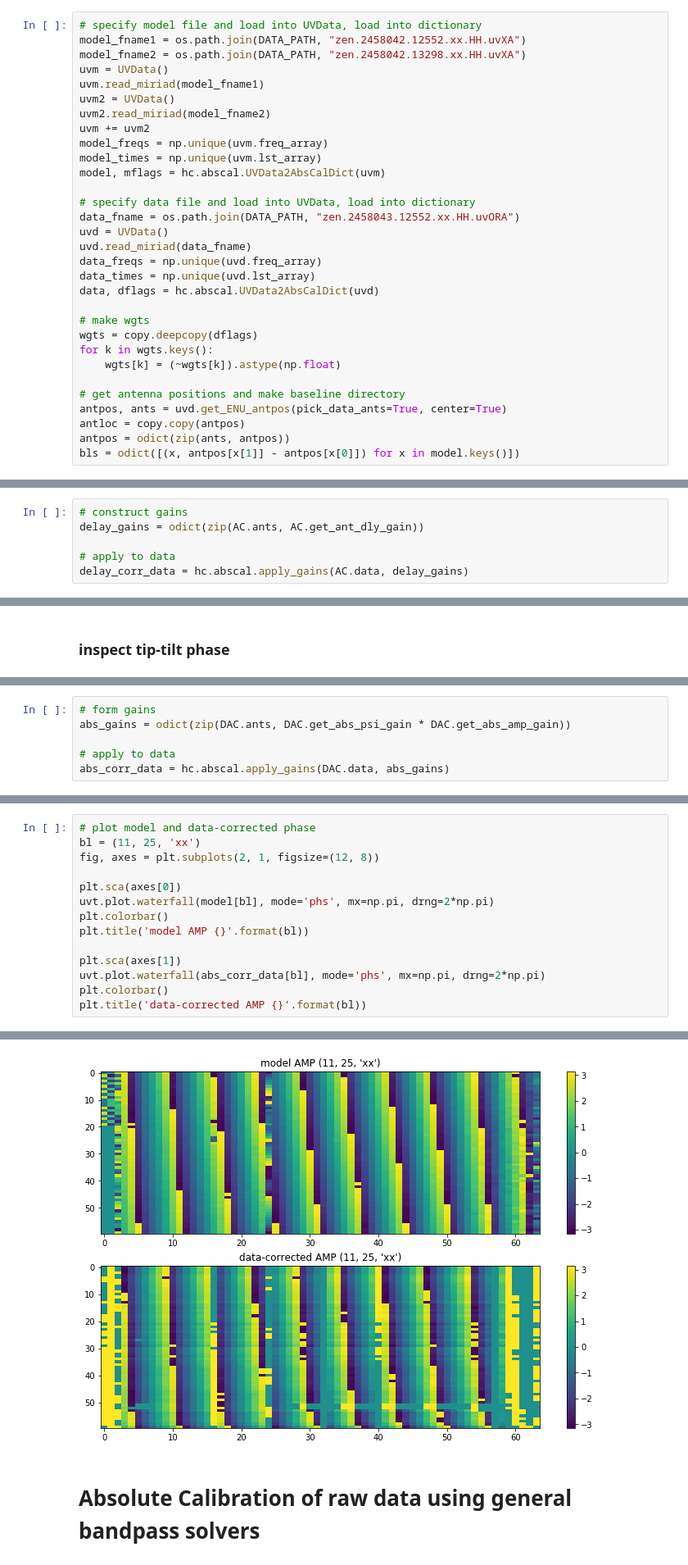
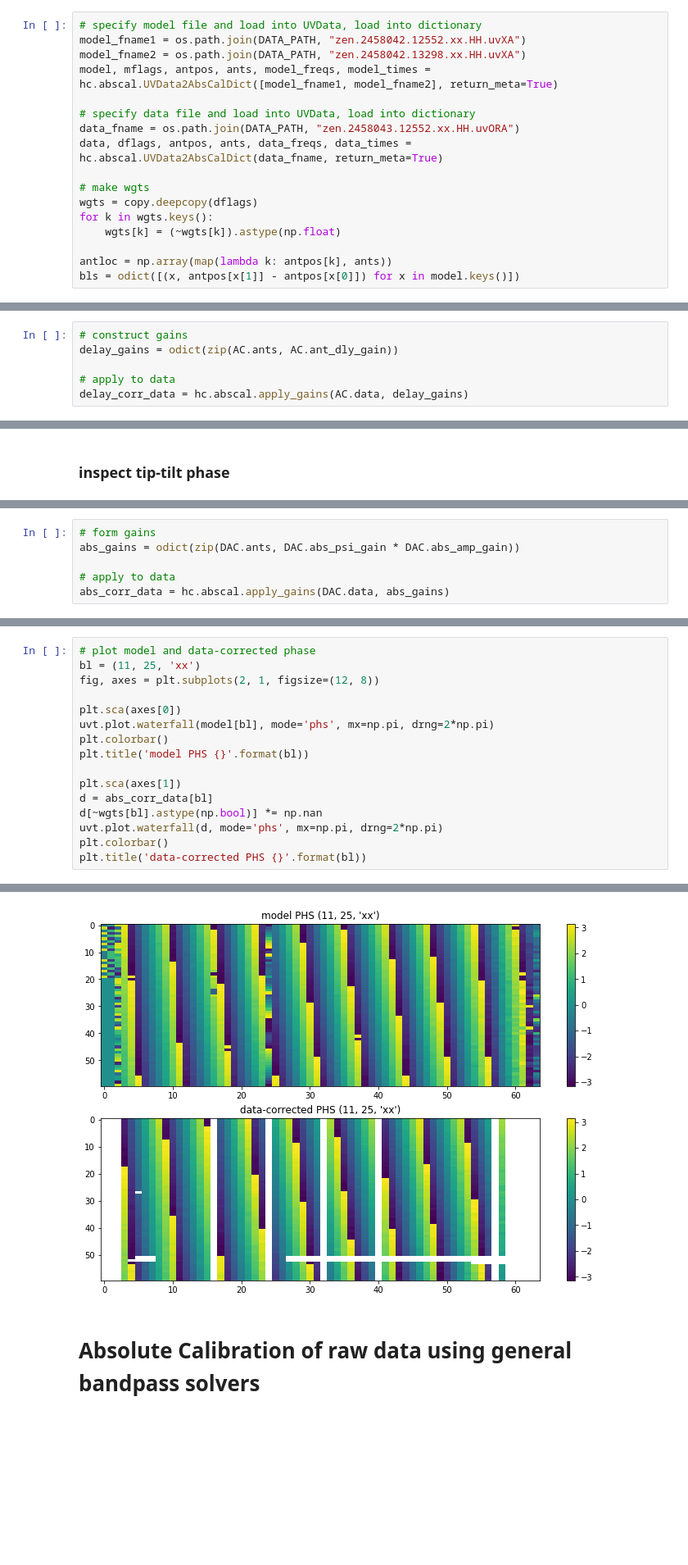
Before and after one commit to HERA-Team/hera_cal, a Jupyter notebook: scripts/notebooks/running_abscal.ipynb, the cells around one changed output, grey strips where cells are left out. Shown at 82% size. Saved outputs shown, nothing was run; the diff lists cells and outputs as text; blank space fills up the shorter version.

Commit message:
addressed abscal PR comments 	modified:   hera_cal/abscal.py 	modified:   hera_cal/abscal_funcs.py 	modified:   hera_cal/tests/test_abscal.py 	modified:   scripts/notebooks/running_abscal.ipynb

```diff
--- a/scripts/notebooks/running_abscal.ipynb
+++ b/scripts/notebooks/running_abscal.ipynb
@@ -42,32 +42,18 @@ These constrained bandpass solvers are `abs_amp_lincal`, which solves for a sing
 # specify model file and load into UVData, load into dictionary
 model_fname1 = os.path.join(DATA_PATH, "zen.2458042.12552.xx.HH.uvXA")
 model_fname2 = os.path.join(DATA_PATH, "zen.2458042.13298.xx.HH.uvXA")
-uvm = UVData()
-uvm.read_miriad(model_fname1)
-uvm2 = UVData()
-uvm2.read_miriad(model_fname2)
-uvm += uvm2
-model_freqs = np.unique(uvm.freq_array)
-model_times = np.unique(uvm.lst_array)
-model, mflags = hc.abscal.UVData2AbsCalDict(uvm)
+model, mflags, antpos, ants, model_freqs, model_times = hc.abscal.UVData2AbsCalDict([model_fname1, model_fname2], return_meta=True)
 
 # specify data file and load into UVData, load into dictionary
 data_fname = os.path.join(DATA_PATH, "zen.2458043.12552.xx.HH.uvORA")
-uvd = UVData()
-uvd.read_miriad(data_fname)
-data_freqs = np.unique(uvd.freq_array)
-data_times = np.unique(uvd.lst_array)
-data, dflags = hc.abscal.UVData2AbsCalDict(uvd)
+data, dflags, antpos, ants, data_freqs, data_times = hc.abscal.UVData2AbsCalDict(data_fname, return_meta=True)
 
 # make wgts
 wgts = copy.deepcopy(dflags)
 for k in wgts.keys():
     wgts[k] = (~wgts[k]).astype(np.float)
 
-# get antenna positions and make baseline directory
-antpos, ants = uvd.get_ENU_antpos(pick_data_ants=True, center=True)
-antloc = copy.copy(antpos)
-antpos = odict(zip(ants, antpos))
+antloc = np.array(map(lambda k: antpos[k], ants))
 bls = odict([(x, antpos[x[1]] - antpos[x[0]]) for x in model.keys()])
 # %%
 # plot sub-array HERA layout
@@ -156,6 +144,6 @@ ax.set_ylabel('delay fluctuation from mean [nanosec]', fontsize=14)
 # %%
 # construct gains
-delay_gains = odict(zip(AC.ants, AC.get_ant_dly_gain))
+delay_gains = odict(zip(AC.ants, AC.ant_dly_gain))
 
 # apply to data
 delay_corr_data = hc.abscal.apply_gains(AC.data, delay_gains)
@@ -298,6 +286,6 @@ ax.set_ylim(-.1, .1)
 # %%
 # form gains
-abs_gains = odict(zip(DAC.ants, DAC.get_abs_psi_gain * DAC.get_abs_amp_gain))
+abs_gains = odict(zip(DAC.ants, DAC.abs_psi_gain * DAC.abs_amp_gain))
 
 # apply to data
 abs_corr_data = hc.abscal.apply_gains(DAC.data, abs_gains)
@@ -321,20 +309,22 @@ plt.title('data-corrected AMP {}'.format(bl))
 # %%
 # plot model and data-corrected phase
 bl = (11, 25, 'xx')
 fig, axes = plt.subplots(2, 1, figsize=(12, 8))
 
 plt.sca(axes[0])
 uvt.plot.waterfall(model[bl], mode='phs', mx=np.pi, drng=2*np.pi)
 plt.colorbar()
-plt.title('model AMP {}'.format(bl))
+plt.title('model PHS {}'.format(bl))
 
 plt.sca(axes[1])
-uvt.plot.waterfall(abs_corr_data[bl], mode='phs', mx=np.pi, drng=2*np.pi)
+d = abs_corr_data[bl]
+d[~wgts[bl].astype(np.bool)] *= np.nan
+uvt.plot.waterfall(d, mode='phs', mx=np.pi, drng=2*np.pi)
 plt.colorbar()
-plt.title('data-corrected AMP {}'.format(bl))
+plt.title('data-corrected PHS {}'.format(bl))
 # %% [output]
 <matplotlib.text.Text at 0x...>
-[figure, old version]
+[figure, new version]
 # %% [markdown]
 # Absolute Calibration of raw data using general bandpass solvers
 # %% [markdown]
```
Also changed, not shown: parts of 15 cells of this notebook, 3 other files.
